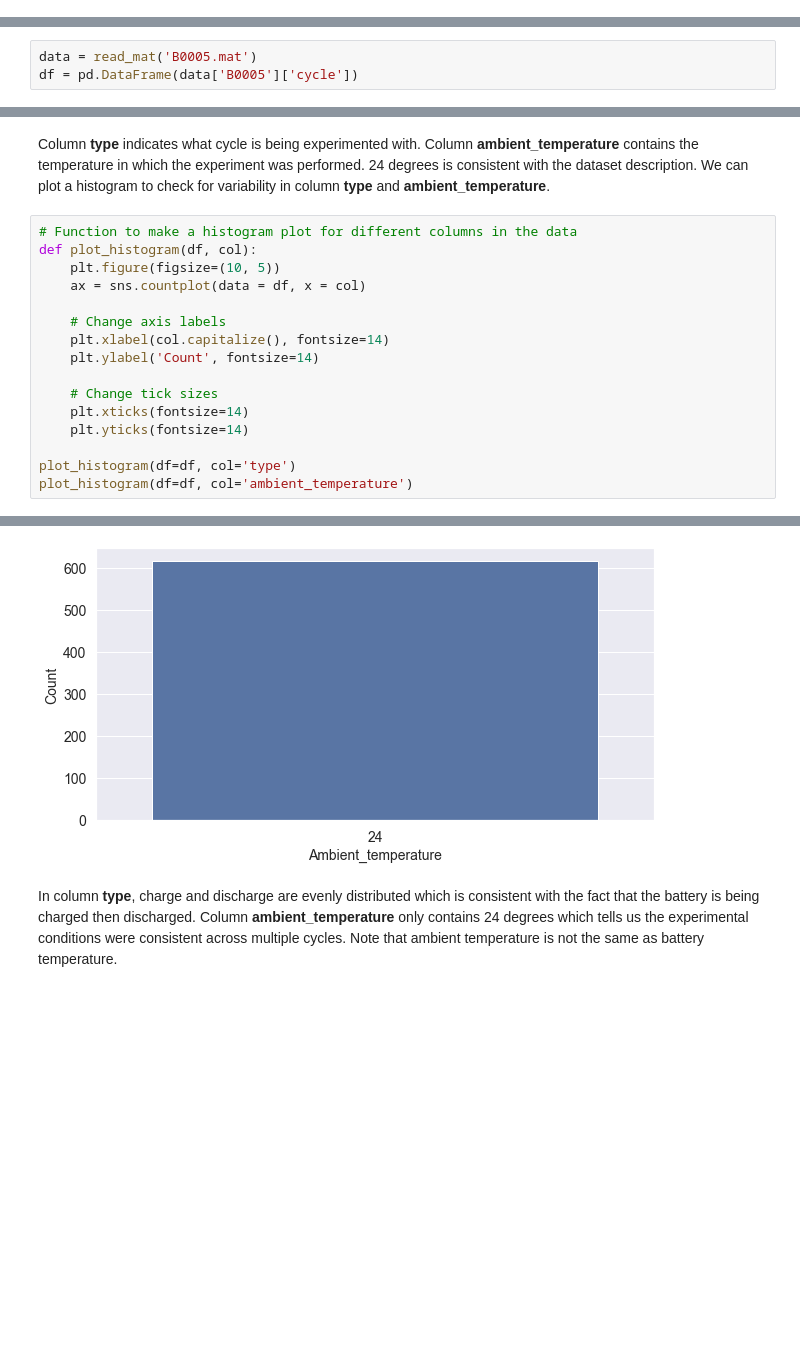
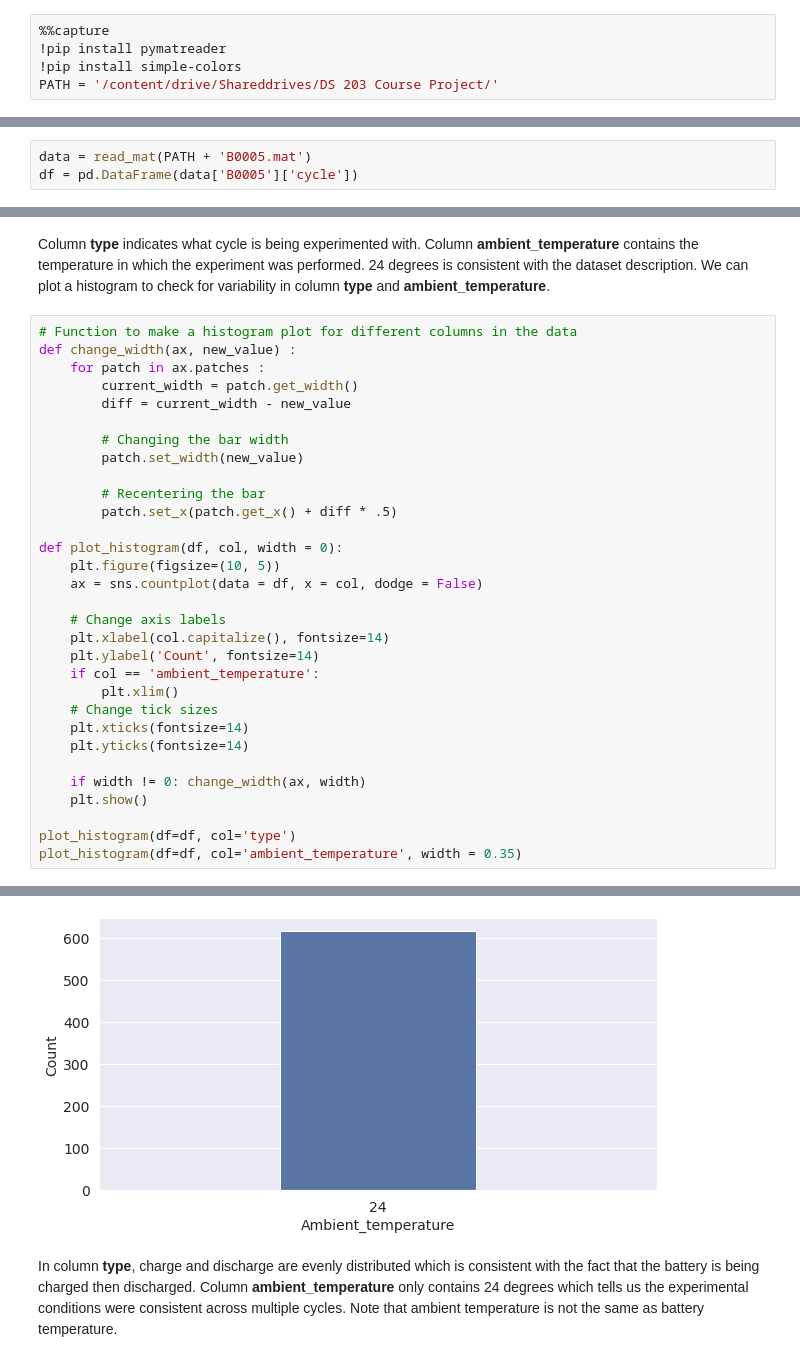
Before and after one commit to aweditya/ev-battery-degradation, a Jupyter notebook: Predicting RUL of EV Batteries.ipynb, the cells around one changed output, grey strips where cells are left out. Cells and saved outputs as stored; diff of their text form; blank space fills up the shorter version.

```diff
--- a/Predicting RUL of EV Batteries.ipynb
+++ b/Predicting RUL of EV Batteries.ipynb
@@ -2,3 +2,8 @@
 # Predicting RUL of EV Batteries
 
 In this project, we apply Data Analysis and Machine Learning techniques to predict the **Remaining Useful Life (RUL)** of EV Batteries. We have used the Battery Degradation dataset available at the [Prognostic Centre of Excellence (PCoE)](http://ti.arc.nasa.gov/project/prognostic-data-repository).
+# %%
+%%capture
+!pip install pymatreader
+!pip install simple-colors
+PATH = '/content/drive/Shareddrives/DS 203 Course Project/'
@@ -48,7 +58,7 @@ The data available is in a MATLAB structure and for ease of analysis, we use the
 
 Discharge data will be used for the purposes of RUL prediction while Impedance data will be used to explain the internal mechanisms resulting in battery degradation.
 # %%
-data = read_mat('B0005.mat')
+data = read_mat(PATH + 'B0005.mat')
 df = pd.DataFrame(data['B0005']['cycle'])
 # %%
 df
@@ -70,18 +80,33 @@ df
 Column **type** indicates what cycle is being experimented with. Column **ambient_temperature** contains the temperature in which the experiment was performed. 24 degrees is consistent with the dataset description. We can plot a histogram to check for variability in column **type** and **ambient_temperature**.
 # %%
 # Function to make a histogram plot for different columns in the data
-def plot_histogram(df, col):
+def change_width(ax, new_value) :
+    for patch in ax.patches :
+        current_width = patch.get_width()
+        diff = current_width - new_value
+
+        # Changing the bar width
+        patch.set_width(new_value)
+
+        # Recentering the bar
+        patch.set_x(patch.get_x() + diff * .5)
+
+def plot_histogram(df, col, width = 0):
     plt.figure(figsize=(10, 5))
-    ax = sns.countplot(data = df, x = col)
+    ax = sns.countplot(data = df, x = col, dodge = False)
 
     # Change axis labels
     plt.xlabel(col.capitalize(), fontsize=14)
     plt.ylabel('Count', fontsize=14)
-
+    if col == 'ambient_temperature':
+        plt.xlim()
     # Change tick sizes
     plt.xticks(fontsize=14)
     plt.yticks(fontsize=14)
 
+    if width != 0: change_width(ax, width)
+    plt.show()
+
 plot_histogram(df=df, col='type')
-plot_histogram(df=df, col='ambient_temperature')
+plot_histogram(df=df, col='ambient_temperature', width = 0.35)
 # %% [output]
@@ -89,4 +114,4 @@ plot_histogram(df=df, col='ambient_temperature')
-[figure, old version]
+[figure, new version]
 # %% [markdown]
 In column **type**, charge and discharge are evenly distributed which is consistent with the fact that the battery is being charged then discharged. Column **ambient_temperature** only contains 24 degrees which tells us the experimental conditions were consistent across multiple cycles. Note that ambient temperature is not the same as battery temperature.
 # %% [markdown]
```
Also changed, not shown: parts of 22 cells of this notebook.
